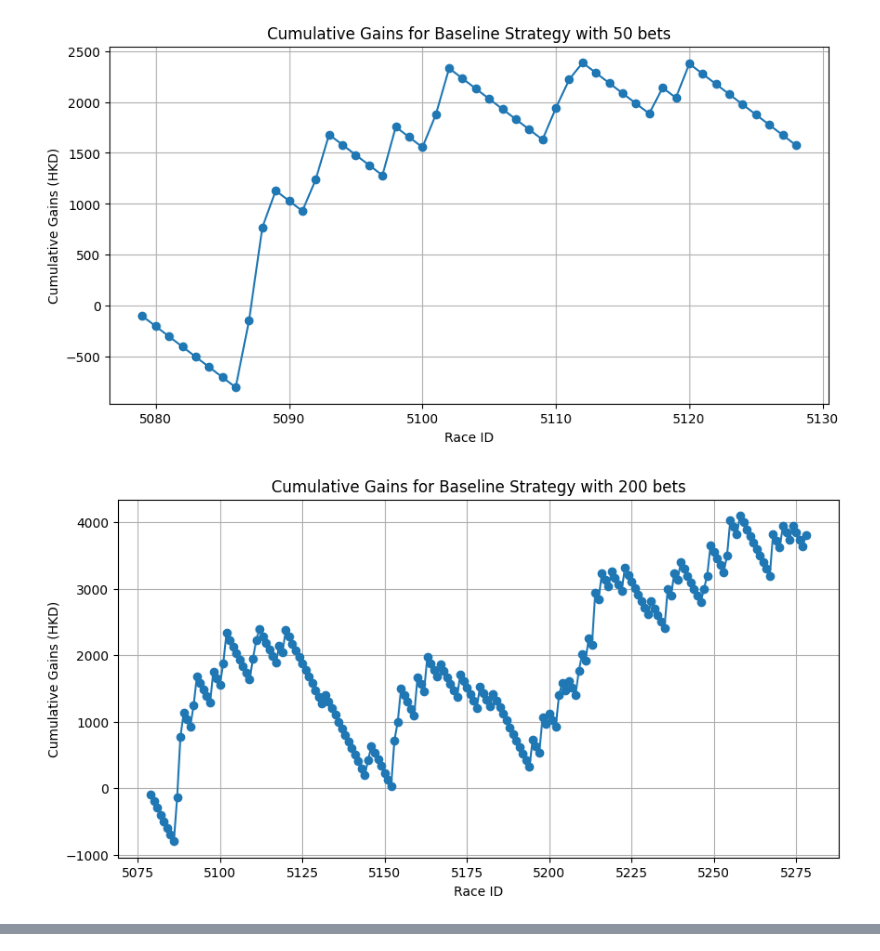
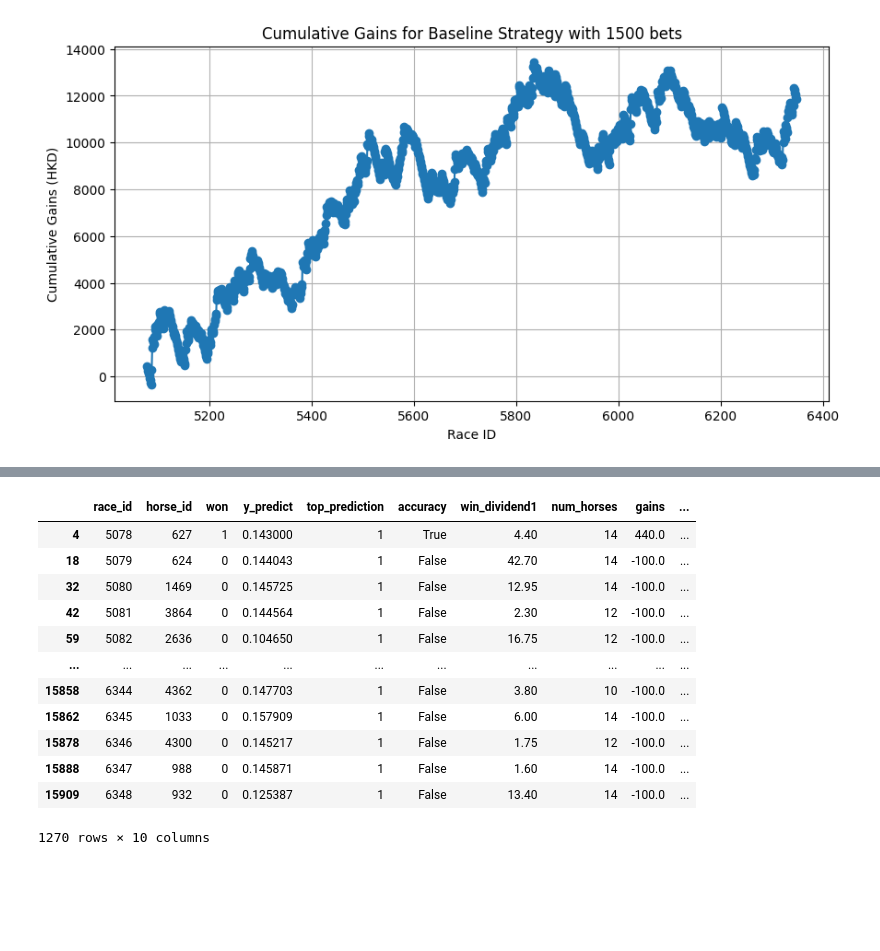
Before and after one commit to TLiemNGY/horse_racings, a Jupyter notebook: notebooks/main.ipynb, the cells around one changed output, grey strips where cells are left out. Cells and saved outputs as stored; diff of their text form; code cells hidden in the pictures; blank space fills up the shorter version.

```diff
--- a/notebooks/main.ipynb
+++ b/notebooks/main.ipynb
@@ -108,13 +108,12 @@ df_stats
 # %%
 from data_processing.preprocess_data import fetch_winning_dividends
 from investment_strategies.baseline_strategy import baseline_strategy
 from visualization.plot_results import plot_cumulative_gains
 
-for i in [50,200,500,1500]:
+for i in [1500]:
     df = fetch_winning_dividends(df_stats)
     df = baseline_strategy(df, 100, i)
-
     plot_cumulative_gains(df, i, "Baseline Strategy")
+df
 # %% [output]
-[figure, old version]
+[figure, new version]
-[figure, removed]
@@ -122,0 +120,13 @@ for i in [50,200,500,1500]:
+|  | race_id | horse_id | won | y_predict | top_prediction | accuracy | win_dividend1 | num_horses | gains | ... |
+| 4 | 5078 | 627 | 1 | 0.143000 | 1 | True | 4.40 | 14 | 440.0 | ... |
+| 18 | 5079 | 624 | 0 | 0.144043 | 1 | False | 42.70 | 14 | -100.0 | ... |
+| 32 | 5080 | 1469 | 0 | 0.145725 | 1 | False | 12.95 | 14 | -100.0 | ... |
+| 42 | 5081 | 3864 | 0 | 0.144564 | 1 | False | 2.30 | 12 | -100.0 | ... |
+| 59 | 5082 | 2636 | 0 | 0.104650 | 1 | False | 16.75 | 12 | -100.0 | ... |
+| ... | ... | ... | ... | ... | ... | ... | ... | ... | ... | ... |
+| 15858 | 6344 | 4362 | 0 | 0.147703 | 1 | False | 3.80 | 10 | -100.0 | ... |
+| 15862 | 6345 | 1033 | 0 | 0.157909 | 1 | False | 6.00 | 14 | -100.0 | ... |
+| 15878 | 6346 | 4300 | 0 | 0.145217 | 1 | False | 1.75 | 12 | -100.0 | ... |
+| 15888 | 6347 | 988 | 0 | 0.145871 | 1 | False | 1.60 | 14 | -100.0 | ... |
+| 15909 | 6348 | 932 | 0 | 0.125387 | 1 | False | 13.40 | 14 | -100.0 | ... |
+1270 rows × 10 columns
```
Also changed, not shown: parts of 13 cells of this notebook, 12 other files.
